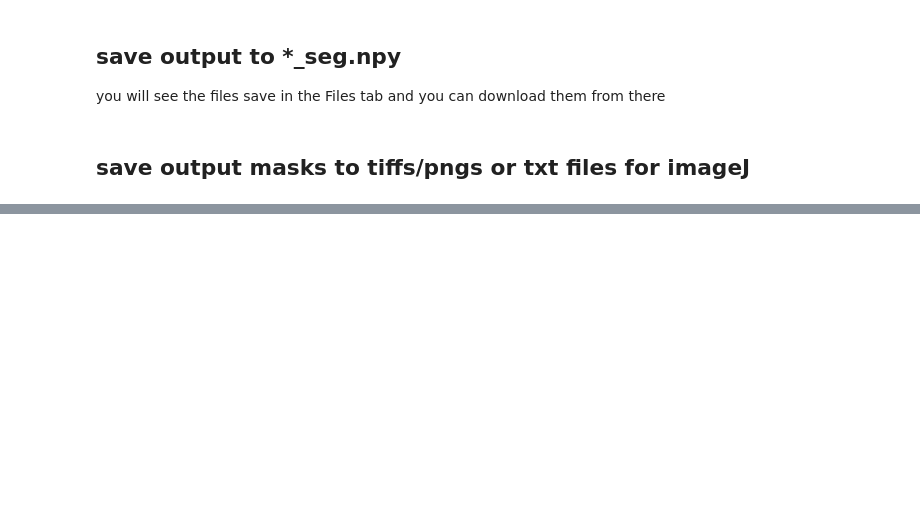
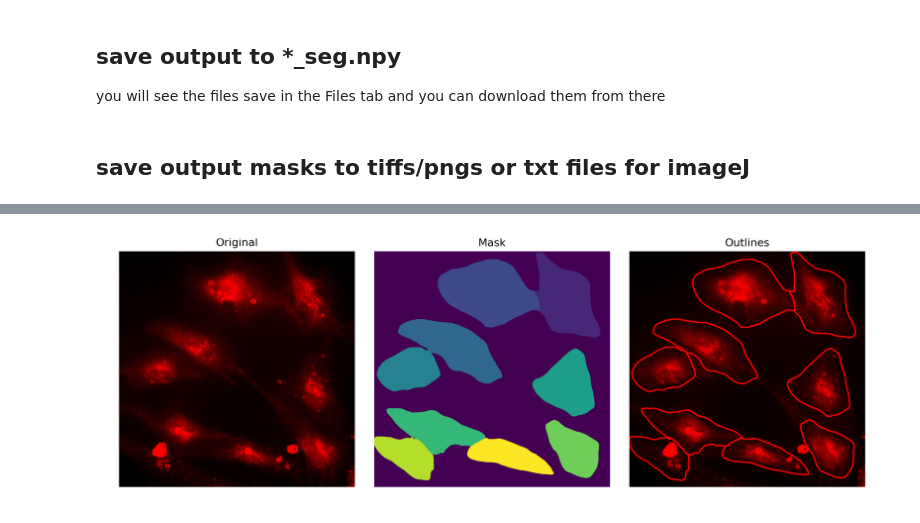
Before and after one commit to isaginer/2023_sn_processing_pipeline, a Jupyter notebook: notebooks/run_cellpose_2.ipynb, the cells around one changed output, grey strips where cells are left out. Saved outputs shown, nothing was run; the diff lists cells and outputs as text; code cells hidden in the pictures; blank space fills up the shorter version.

```diff
--- a/notebooks/run_cellpose_2.ipynb
+++ b/notebooks/run_cellpose_2.ipynb
@@ -450,13 +450,3 @@ flow_threshold = 0.4 #@param {type:"slider", min:0.0, max:3.0, step:0.1}
 cellprob_threshold=0 #@param {type:"slider", min:-6, max:6, step:1}
 # %% [markdown]
 if you're using the example test data we'll copy it to a new folder
-# %%
-src = 'human_in_the_loop/test'
-if dir[:len(src)] == src:
-    files = io.get_image_files(dir, '_masks')
-    dir = 'human_in_the_loop/eval/'
-    os.makedirs(dir, exist_ok=True)
-    for f in files:
-        dst = dir + os.path.split(f)[1]
-        print(f'{f} > {dst}')
-        shutil.copyfile(f, dst)
@@ -529,5 +469,0 @@ io.save_masks(images,
-# %%
-f = files[0]
-plt.figure(figsize=(12,4), dpi=300)
-plt.imshow(io.imread(os.path.splitext(f)[0] + '_cp_output.png'))
-plt.axis('off')
@@ -536,0 +470,73 @@ plt.axis('off')
+# %%
+from cellpose import models, io, utils
+import os
+import numpy as np
+import matplotlib.pyplot as plt
+
+# Path to your trained model and image
+model_path = "/content/drive/MyDrive/train/models/microglia1"
+image_path = "/content/drive/MyDrive/run_model/memglow100nm.57.png"
+
+# Load model and image
+model = models.CellposeModel(gpu=True, pretrained_model=model_path)
+img = io.imread(image_path)
+print(f"Image loaded with shape: {img.shape}")
+
+# Run segmentation
+masks, flows, styles = model.eval([img], channels=[1,0], diameter=0)
+print(f"Segmentation complete. Found {np.max(masks[0])} cells")
+
+# Base path for saving files
+base_path = os.path.splitext(image_path)[0]
+print(f"Base path for saving: {base_path}")
+
+# 1. Save mask file (PNG format)
+masks_path = base_path + "_cp_masks.png"
+plt.imsave(masks_path, masks[0], cmap='viridis')
+print(f"Masks file saved to: {masks_path}")
+
+# 2. Save outlines file
+outlines = utils.outlines_list(masks[0])
+outlines_path = base_path + "_cp.png"
+fig, ax = plt.subplots(figsize=(8, 8))
+ax.imshow(img)
+for o in outlines:
+    ax.plot(o[:, 0], o[:, 1], 'r')
+ax.axis('off')
+plt.tight_layout()
+plt.savefig(outlines_path, dpi=300)
+plt.close()
+print(f"Outlines file saved to: {outlines_path}")
+
+# 3. Save combined output visualization
+output_path = base_path + "_cp_output.png"
+fig, (ax1, ax2, ax3) = plt.subplots(1, 3, figsize=(12, 4))
+
+# First panel: original image
+ax1.imshow(img)
+ax1.set_title('Original')
+ax1.axis('off')
+
+# Second panel: mask
+ax2.imshow(masks[0], cmap='viridis')
+ax2.set_title('Mask')
+ax2.axis('off')
+
+# Third panel: outlines on image
+ax3.imshow(img)
+for o in outlines:
+    ax3.plot(o[:, 0], o[:, 1], 'r')
+ax3.set_title('Outlines')
+ax3.axis('off')
+
+plt.tight_layout()
+plt.savefig(output_path, dpi=300)
+plt.close()
+print(f"Combined output file saved to: {output_path}")
+
+# Display the combined output
+plt.figure(figsize=(12, 4), dpi=300)
+plt.imshow(plt.imread(output_path))
+plt.axis('off')
+plt.show()
+# %% [output]
@@ -536,0 +549 @@ plt.axis('off')
+[figure, added]
```
Also changed, not shown: parts of 6 cells of this notebook.
